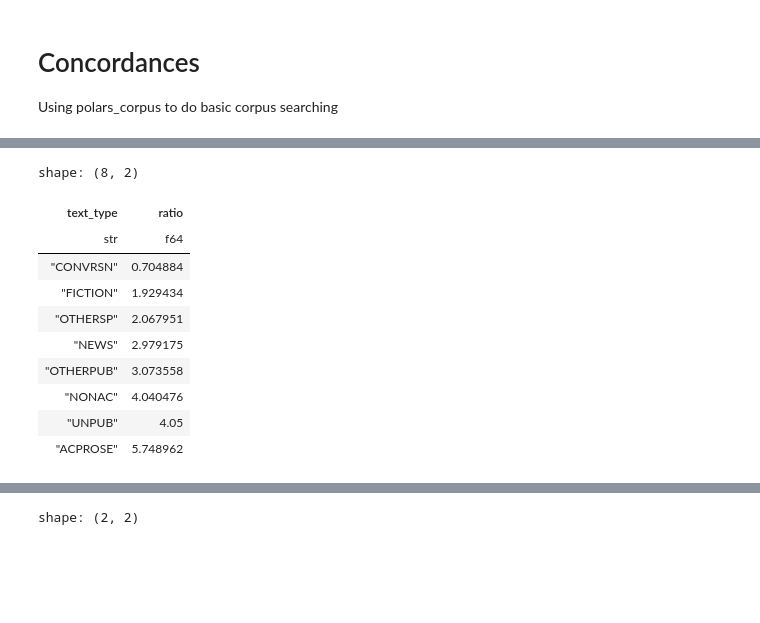
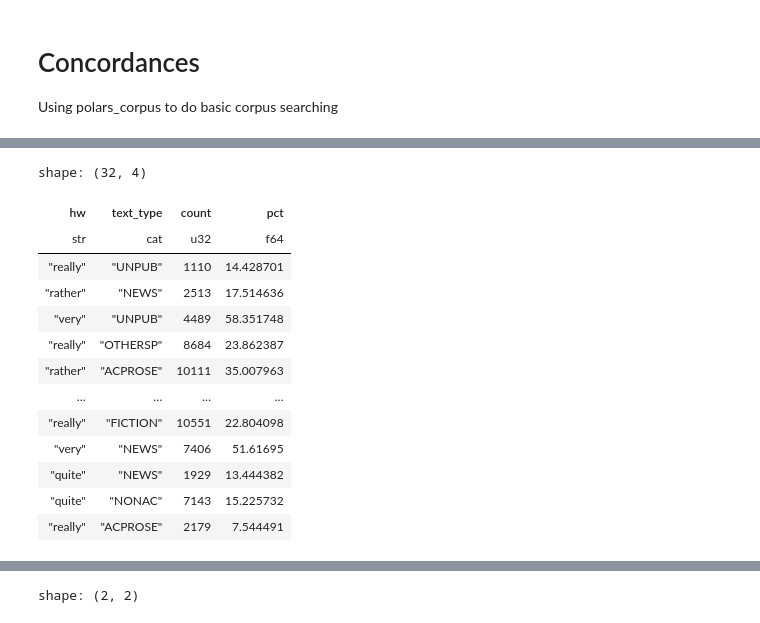
Before and after one commit to rmalouf/polars_corpus, a Jupyter notebook: examples/concordances.ipynb, the cells around one changed output, grey strips where cells are left out. Saved outputs shown, nothing was run; the diff lists cells and outputs as text; code cells hidden in the pictures; blank space fills up the shorter version.

```diff
--- a/examples/concordances.ipynb
+++ b/examples/concordances.ipynb
@@ -8,5 +9,5 @@ import polars_corpus as plc
 import seaborn as sns
 import matplotlib.pyplot as plt
 # %%
-bnc = pl.read_parquet("../bnc.parquet")
+bnc = pl.read_parquet("bnc.parquet")
 # %%
@@ -29,26 +72,25 @@ shape: (112_429_158, 8)
 # %%
-hits = bnc.filter(pl.col("tok").str.to_lowercase().is_in(["very", "really"]),
+hits = bnc.filter(pl.col("hw").is_in(["very", "really", "rather", "quite"]),
                   pl.col("c5") == 'AV0')
-ratio = (
-    hits.group_by("text_type")
-    .agg(
-        ((pl.col("tok") == "very").sum() / (pl.col("tok") == "really").sum()).alias(
-            "ratio"
-        )
-    )
-    .sort(by="ratio")
+counts = hits.group_by("hw", "text_type") \
+    .agg(pl.len().alias('count')) \
+    .with_columns(
+    (pl.col('count') / pl.col('count').sum().over('text_type') * 100).alias('pct')
 )
-ratio
+counts
 # %% [output]
-shape: (8, 2)
+shape: (32, 4)
-| text_type | ratio |
-| str | f64 |
-| "CONVRSN" | 0.704884 |
-| "FICTION" | 1.929434 |
-| "OTHERSP" | 2.067951 |
-| "NEWS" | 2.979175 |
-| "OTHERPUB" | 3.073558 |
-| "NONAC" | 4.040476 |
-| "UNPUB" | 4.05 |
-| "ACPROSE" | 5.748962 |
+| hw | text_type | count | pct |
+| str | cat | u32 | f64 |
+| "really" | "UNPUB" | 1110 | 14.428701 |
+| "rather" | "NEWS" | 2513 | 17.514636 |
+| "very" | "UNPUB" | 4489 | 58.351748 |
+| "really" | "OTHERSP" | 8684 | 23.862387 |
+| "rather" | "ACPROSE" | 10111 | 35.007963 |
+| … | … | … | … |
+| "really" | "FICTION" | 10551 | 22.804098 |
+| "very" | "NEWS" | 7406 | 51.61695 |
+| "quite" | "NEWS" | 1929 | 13.444382 |
+| "quite" | "NONAC" | 7143 | 15.225732 |
+| "really" | "ACPROSE" | 2179 | 7.544491 |
 # %%
```
Also changed, not shown: parts of 8 cells of this notebook, 5 other files.
